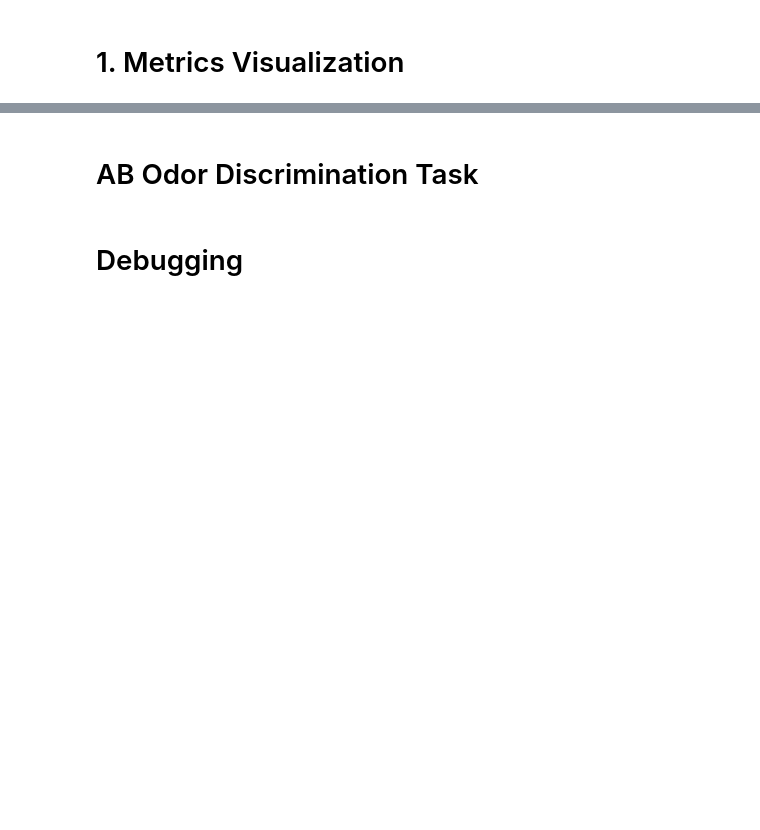
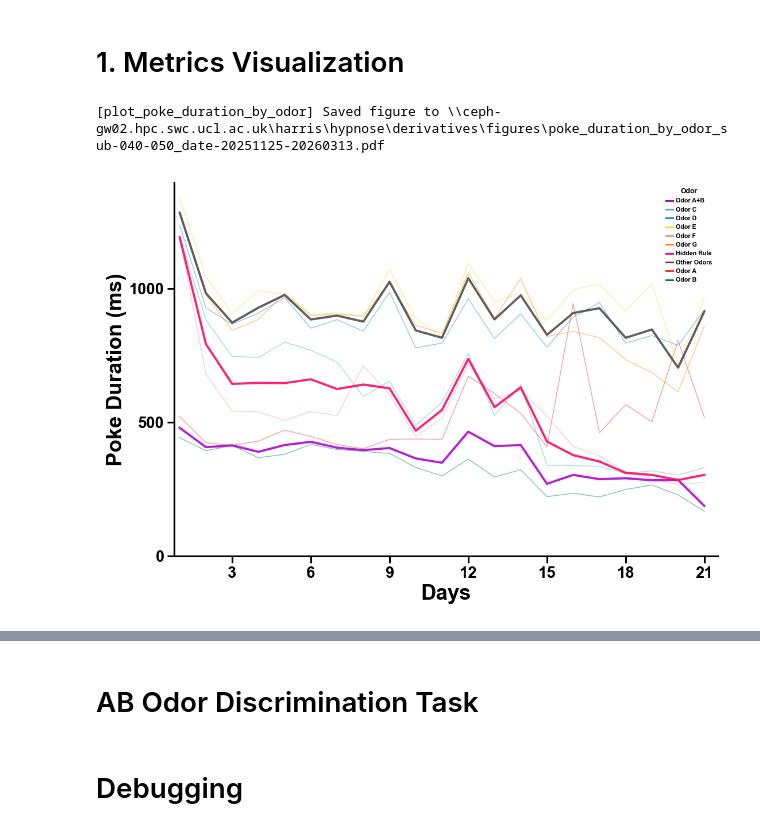
Before and after one commit to SainsburyWellcomeCentre/hypnose-analysis, a Jupyter notebook: notebooks/behavior_visualization.ipynb, the cells around one changed output, grey strips where cells are left out. Drawn from its saved outputs; the diff is of its cells as text; code cells hidden in the pictures; blank space fills up the shorter version.

Commit message:
added and updated some basic visualization functions

```diff
--- a/notebooks/behavior_visualization.ipynb
+++ b/notebooks/behavior_visualization.ipynb
@@ -42,6 +42,13 @@ hidden_rule = {
     50: (20260225, 20260313),
 }
 
+hidden_rule_21_sessions = {
+    40: (20251125, 20251223),
+    45: (20260213, 20260306),
+    48: (20260205, 20260306),
+    50: (20260225, 20260313),
+}
+
 all = {
     40: (20251118, 20251231),
     45: (20260126, 20260306),
@@ -126,6 +133,27 @@ plot_false_alarm_rate_by_position(
     color_by_id=True,
     avg_per_animal=True
 )
+# %%
+# Plot mean poke duration for each odor across sessions.
+# show_mean pools A+B into one line and, on
+# hidden-rule sessions, pools that session's 2 HR odors into one "Hidden Rule" line.
+# pool_subjids=True collapses all subjects into one line per odor (pooling raw trials,
+# not averaging per-subject means).
+
+subjid = 50
+
+fig, ax = plot_poke_duration_by_odor(
+    hidden_rule_21_sessions,
+    odors=("A", "B", "C", "D", "E", "F", "G"),
+    show_mean=True,
+    pool_subjids=True,
+    show_lines=True,
+    save=True,
+    show_title=False,
+)
+# %% [output]
+[plot_poke_duration_by_odor] Saved figure to \\ceph-gw02.hpc.swc.ucl.ac.uk\harris\hypnose\derivatives\figures\poke_duration_by_odor_sub-040-050_date-20251125-20260313.pdf
+[figure, added]
 # %%
 # Plot decision accuracy, with option to plot accuracy for A and B and global choice accuracy.
 fig, ax = plot_decision_accuracy_by_odor(40, dates=(20251118, 20251231), plot_choice_acc=False, plot_AB=False, clean_graph=False, save=True)
```
Also changed, not shown: parts of 1 cell of this notebook, 1 other file.
